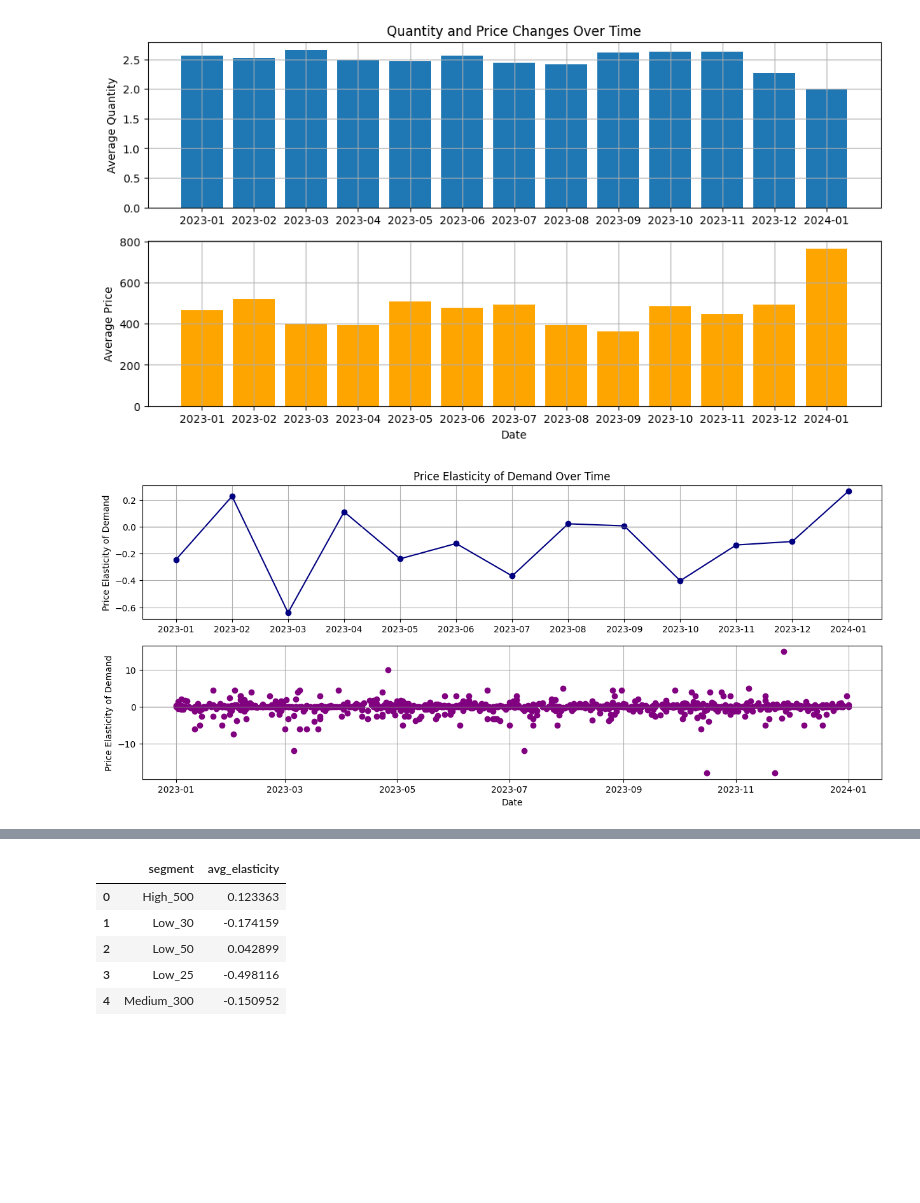
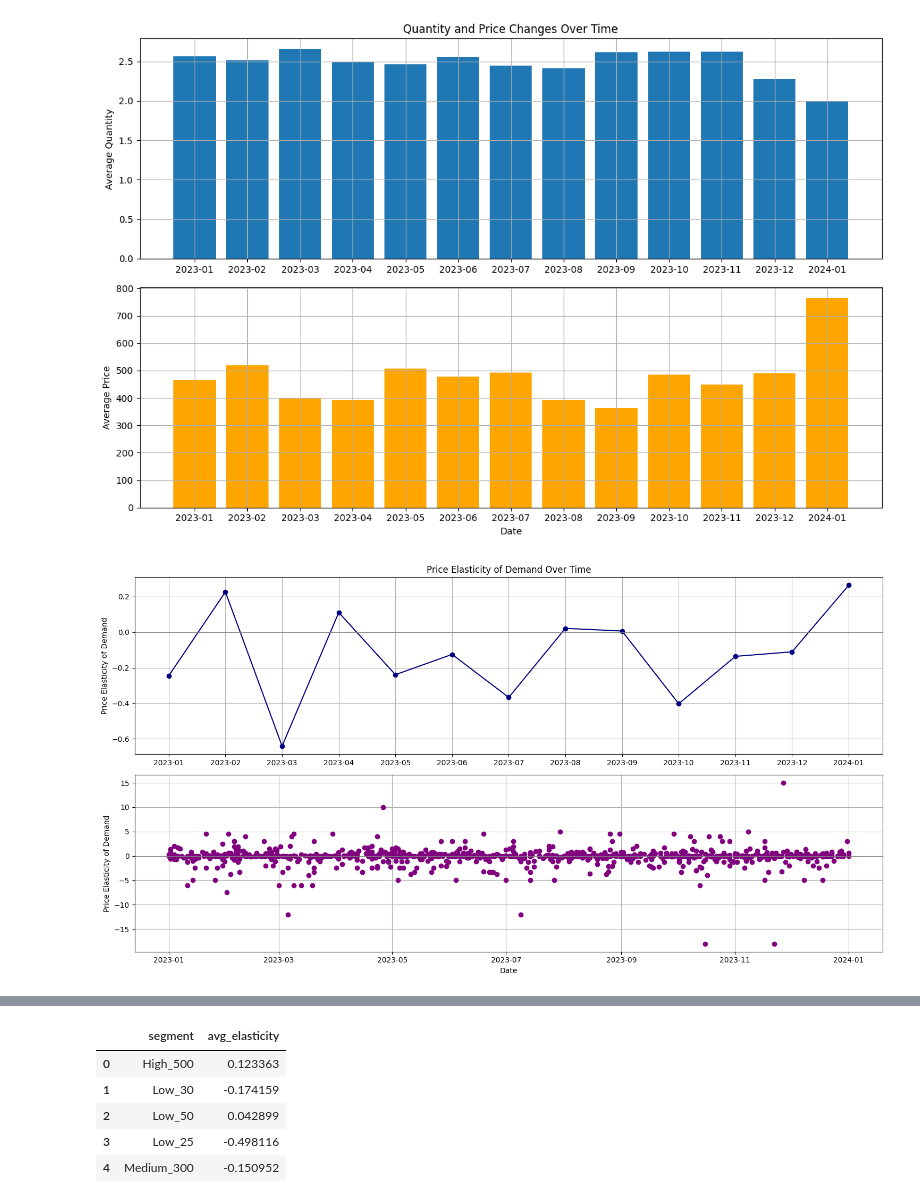
Before and after one commit to SaMoAAlamdari/Price-Optimizing, a Jupyter notebook: Price_Optimizing_Retail_Sales.ipynb, the cells around one changed output, grey strips where cells are left out. Drawn from its saved outputs; the diff is of its cells as text; code cells hidden in the pictures; blank space fills up the shorter version.

```diff
--- a/Price_Optimizing_Retail_Sales.ipynb
+++ b/Price_Optimizing_Retail_Sales.ipynb
@@ -125,36 +129,37 @@ plt.show()
 # %%
-
-pricing_data['Date'] = pd.to_datetime(pricing_data['Date'] , format='%Y-%m-%d')
-
+# Calculate weekly averages
 weekly_prices = pricing_data.groupby(pricing_data['Date'].dt.strftime('%Y-%m')).agg({
     'Quantity': 'mean',
     'Total Amount': 'mean'
 }).reset_index()
 
-plt.figure(figsize=(12, 6))
+def plot_weekly_averages(data):
+    plt.figure(figsize=(12, 8))
 
-plt.subplot(2, 1, 1)
-plt.bar(weekly_prices['Date'], weekly_prices['Quantity'], label='Quantity')
-plt.ylabel('Average Quantity')
-plt.title('Quantity and Price Changes Over Time')
-plt.grid(True)
+    plt.subplot(2, 1, 1)
+    plt.bar(data['Date'], data['Quantity'], label='Quantity')
+    plt.ylabel('Average Quantity')
+    plt.title('Quantity and Price Changes Over Time')
+    plt.grid(True)
 
-plt.subplot(2, 1, 2)
-plt.bar(weekly_prices['Date'], weekly_prices['Total Amount'], label='Total Amount', color='orange')
-plt.xlabel('Date')
-plt.ylabel('Average Price')
-plt.grid(True)
+    plt.subplot(2, 1, 2)
+    plt.bar(data['Date'], data['Total Amount'], label='Total Amount', color='orange')
+    plt.xlabel('Date')
+    plt.ylabel('Average Price')
+    plt.grid(True)
 
-plt.show()
+    plt.tight_layout()
+    plt.show()
+
+plot_weekly_averages(weekly_prices)
 # %% [output]
-[figure, old version]
+[figure, new version]
 # %%
-#Calculate the elasticity and plot it
+
+# Calculate price elasticity and plot
 pricing_data['price_change'] = pricing_data['Price per Unit'].pct_change()
 pricing_data['qty_change'] = pricing_data['Quantity'].pct_change()
-
 pricing_data['elasticity'] = pricing_data['qty_change'] / pricing_data['price_change']
-
 pricing_data.replace([float('inf'), -float('inf')], float('nan'), inplace=True)
 pricing_data.dropna(subset=['elasticity'], inplace=True)
 
@@ -162,22 +167,27 @@ weekly_elasticity = pricing_data.groupby(pricing_data['Date'].dt.strftime('%Y-%m
     'elasticity': 'mean'
 }).reset_index()
 
-plt.figure(figsize=(15, 6))
-plt.subplot(2, 1, 1)
-plt.plot(weekly_elasticity['Date'], weekly_elasticity['elasticity'], marker='o', linestyle='-', color='navy')
-plt.axhline(0, color='grey', linewidth=0.8)
-plt.ylabel('Price Elasticity of Demand')
-plt.title('Price Elasticity of Demand Over Time')
-plt.grid(True)
+def plot_elasticity(data):
+    plt.figure(figsize=(15, 8))
 
-plt.subplot(2, 1, 2)
-plt.plot(pricing_data['Date'], pricing_data['elasticity'], marker='o', linestyle=' ', color='purple')
-plt.axhline(0, color='grey', linewidth=0.8)
-plt.xlabel('Date')
-plt.ylabel('Price Elasticity of Demand')
-plt.grid(True)
+    plt.subplot(2, 1, 1)
+    plt.plot(data['Date'], data['elasticity'], marker='o', linestyle='-', color='navy')
+    plt.axhline(0, color='grey', linewidth=0.8)
+    plt.ylabel('Price Elasticity of Demand')
+    plt.title('Price Elasticity of Demand Over Time')
+    plt.grid(True)
 
-plt.show()
+    plt.subplot(2, 1, 2)
+    plt.plot(pricing_data['Date'], pricing_data['elasticity'], marker='o', linestyle=' ', color='purple')
+    plt.axhline(0, color='grey', linewidth=0.8)
+    plt.xlabel('Date')
+    plt.ylabel('Price Elasticity of Demand')
+    plt.grid(True)
+
+    plt.tight_layout()
+    plt.show()
+
+plot_elasticity(weekly_elasticity)
 # %% [output]
-[figure, old version]
+[figure, new version]
 # %%
```
Also changed, not shown: parts of 21 cells of this notebook.
